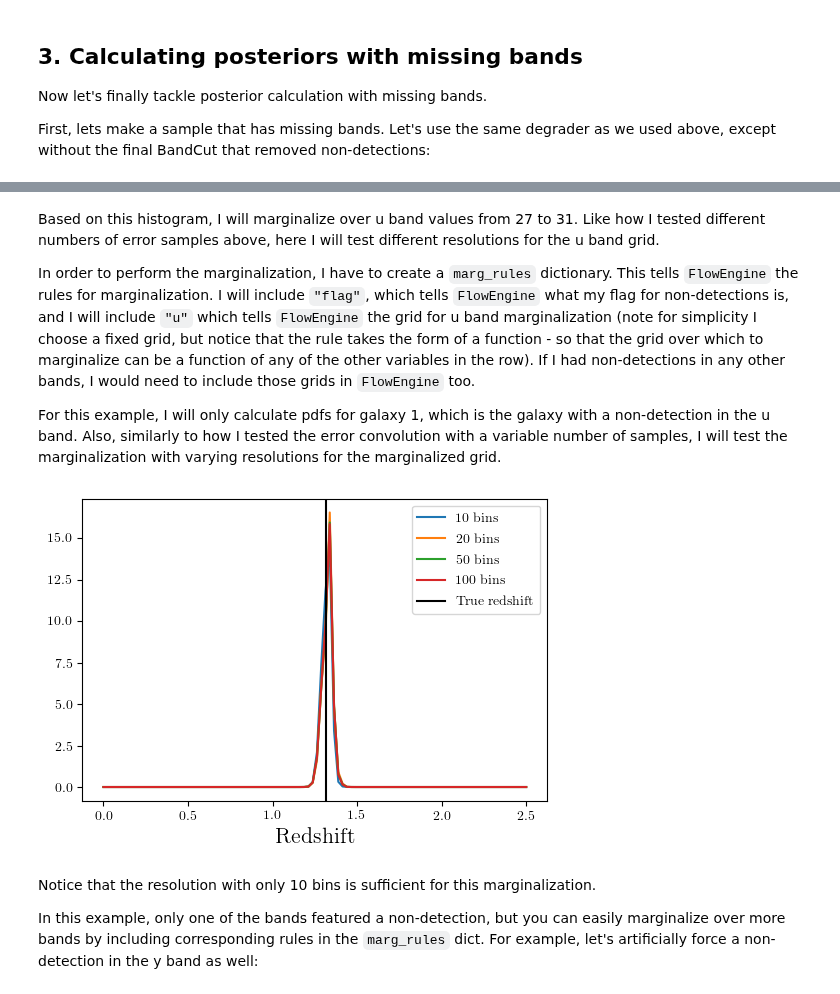
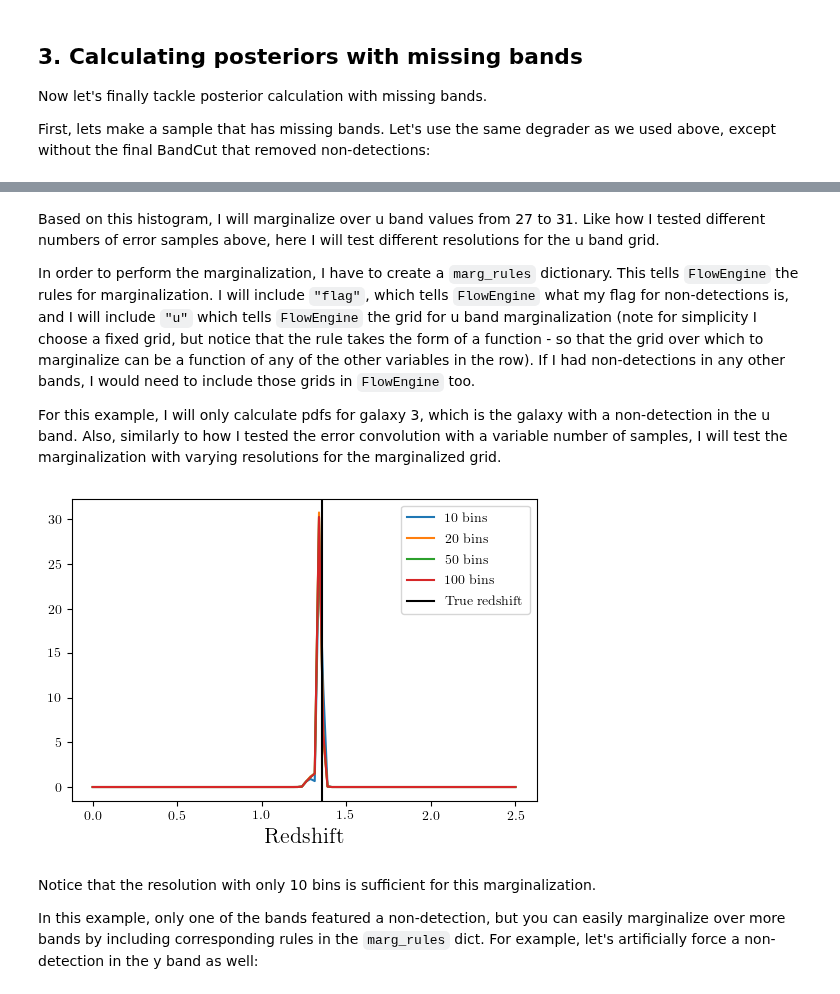
Before and after one commit to LSSTDESC/rail_attic, a Jupyter notebook: examples/creation/posterior-demo.ipynb, the cells around one changed output, grey strips where cells are left out. Saved outputs shown, nothing was run; the diff lists cells and outputs as text; code cells hidden in the pictures.

Commit message:
Update the example notebooks and fixed a potential divide-by-zero error when re-sampling after degradation on small samples.

```diff
--- a/examples/creation/posterior-demo.ipynb
+++ b/examples/creation/posterior-demo.ipynb
@@ -354,7 +351,7 @@ Based on this histogram, I will marginalize over u band values from 27 to 31. Li
 
 In order to perform the marginalization, I have to create a `marg_rules` dictionary. This tells `FlowEngine` the rules for marginalization. I will include `"flag"`, which tells `FlowEngine` what my flag for non-detections is, and I will include `"u"` which tells `FlowEngine` the grid for u band marginalization (note for simplicity I choose a fixed grid, but notice that the rule takes the form of a function - so that the grid over which to marginalize can be a function of any of the other variables in the row). If I had non-detections in any other bands, I would need to include those grids in `FlowEngine` too.
 
-For this example, I will only calculate pdfs for galaxy 1, which is the galaxy with a non-detection in the u band. Also, similarly to how I tested the error convolution with a variable number of samples, I will test the marginalization with varying resolutions for the marginalized grid.
+For this example, I will only calculate pdfs for galaxy 3, which is the galaxy with a non-detection in the u band. Also, similarly to how I tested the error convolution with a variable number of samples, I will test the marginalization with varying resolutions for the marginalized grid.
 # %%
 # dict to save the marginalized posteriors
 pdfs_u_marginalized = {}
@@ -371,7 +368,7 @@ for nbins in [10, 20, 50, 100]:
     # calculate the posterior by marginalizing over u and sampling
     # from the error distributions of the other galaxies
     pdfs_u_marginalized[nbins] = creator_degraded.get_posterior(
-        samples_degraded.iloc[1:2],
+        samples_degraded.iloc[3:4],
         grid=grid,
         err_samples=10000,
         seed=0,
@@ -380,13 +377,13 @@ for nbins in [10, 20, 50, 100]:
 # %%
 fig, ax = plt.subplots(dpi=100)
 for i in [10, 20, 50, 100]:
     pdfs_u_marginalized[i][0].plot_native(axes=ax, label=f"{i} bins")
-ax.axvline(samples_degraded.iloc[1]["redshift"], label="True redshift", c="k")
+ax.axvline(samples_degraded.iloc[3]["redshift"], label="True redshift", c="k")
 ax.legend()
 ax.set(xlabel="Redshift")
 plt.show()
 # %% [output]
-[figure, old version]
+[figure, new version]
 # %% [markdown]
 Notice that the resolution with only 10 bins is sufficient for this marginalization.
 
```
Also changed, not shown: parts of 12 cells of this notebook, 2 other files.
